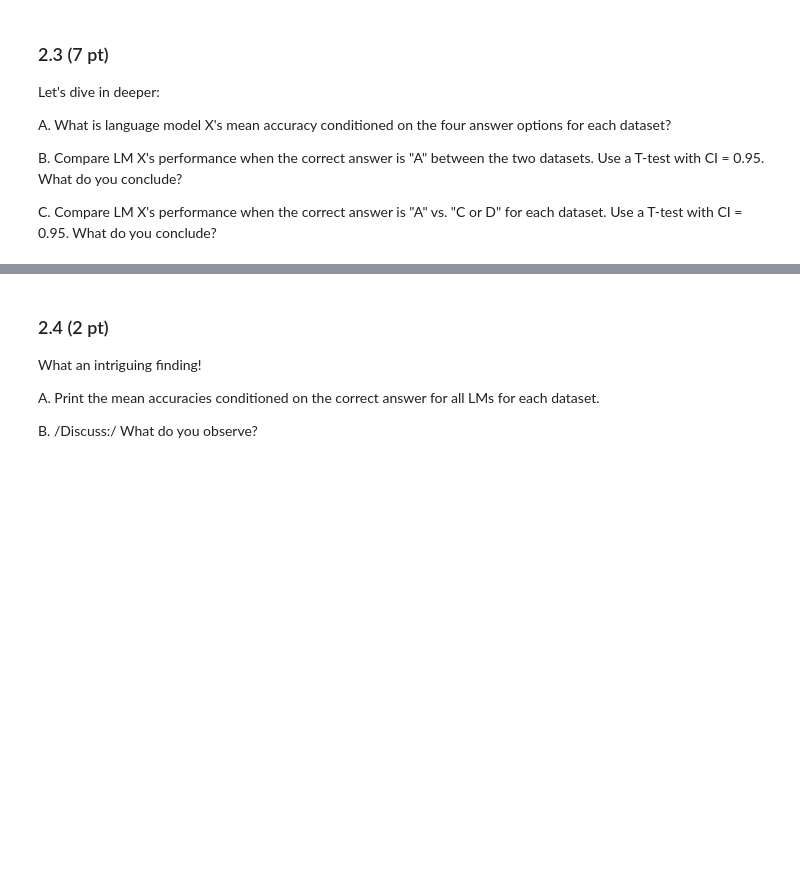
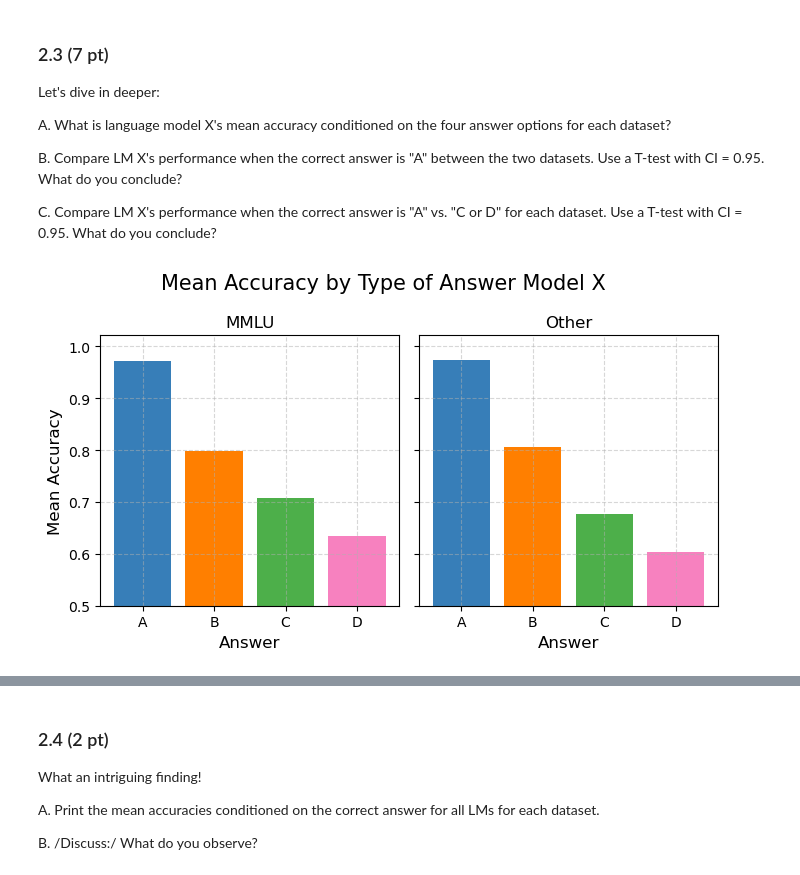
Before and after one commit to Luca-Engel/ADA-H1-Neutrality, a Jupyter notebook: analysis.ipynb, the cells around one changed output, grey strips where cells are left out. Cells and saved outputs as stored; diff of their text form; code cells hidden in the pictures; blank space fills up the shorter version.

```diff
--- a/analysis.ipynb
+++ b/analysis.ipynb
@@ -483,3 +518,26 @@ B. Compare LM X's performance when the correct answer is "A" between the two dat
 C. Compare LM X's performance when the correct answer is "A" vs. "C or D" for each dataset. Use a T-test with CI = 0.95. What do you conclude?
 # %%
 # A
+df_mmlu_acc_X = df_mmlu[df_mmlu['model_name']=='X'].groupby('answer')['correct'].agg(['mean', 'sem'])
+df_other_acc_X = df_other[df_other['model_name']=='X'].groupby('answer')['correct'].agg(['mean', 'sem'])
+
+fig, (ax1, ax2) = plt.subplots(1,2, sharey=True, figsize = (7,4))
+fig.suptitle('Mean Accuracy by Type of Answer Model X', fontsize = 15)
+answers = ['A', 'B', 'C', 'D']
+
+ax1.bar(answers, df_mmlu_acc_X['mean'], color = ['#377eb8', '#ff7f00', '#4daf4a', '#f781bf']) #colorblind friendly
+ax1.set_title('MMLU')
+ax1.set_xlabel('Answer', fontsize=12)
+ax1.set_ylabel('Mean Accuracy', fontsize=12)
+ax1.grid(True, linestyle='--', alpha=0.5)
+ax1.set_ylim(0.5)
+
+ax2.bar(answers, df_other_acc_X['mean'], color = ['#377eb8', '#ff7f00', '#4daf4a', '#f781bf']) #colorblind friendly
+ax2.set_title('Other')
+ax2.set_xlabel('Answer', fontsize=12)
+ax2.grid(True, linestyle='--', alpha=0.5)
+ax2.set_ylim(0.5)
+
+plt.tight_layout()
+# %% [output]
+[figure, added]
```
Also changed, not shown: parts of 19 cells of this notebook.
